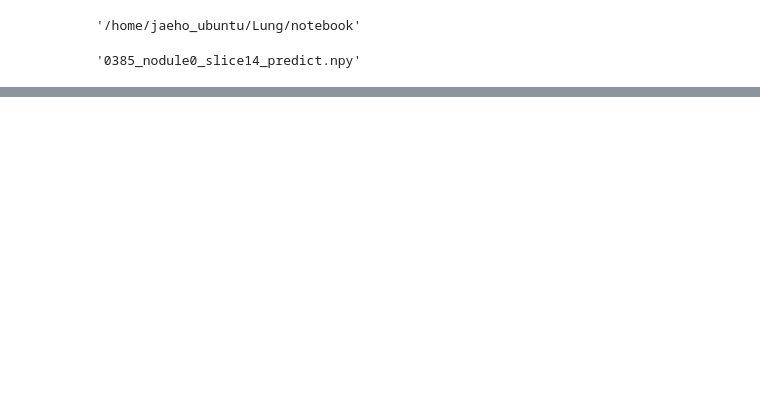
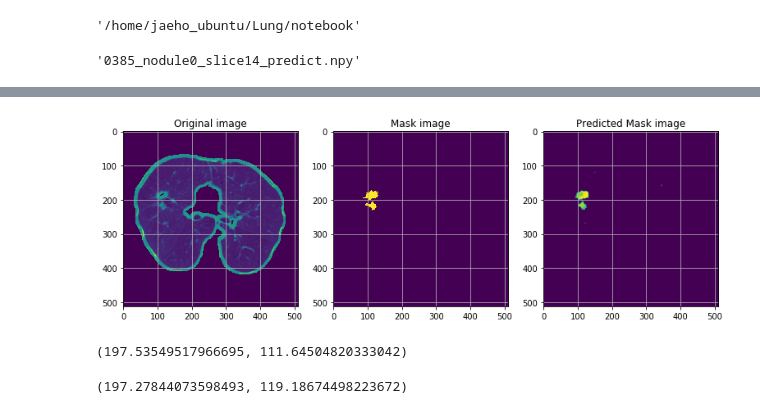
Before and after one commit to jaeho3690/LIDC-IDRI-Segmentation, a Jupyter notebook: notebook/View_output.ipynb, the cells around one changed output, grey strips where cells are left out. Saved outputs shown, nothing was run; the diff lists cells and outputs as text; code cells hidden in the pictures; blank space fills up the shorter version.

```diff
--- a/notebook/View_output.ipynb
+++ b/notebook/View_output.ipynb
@@ -59,4 +62,0 @@ LIDC-IDRI-0810
-# %%
-MASK_DIR= '../data/Mask'
-IMAGE_DIR='../data/Image'
-PREDICT_DIR =
@@ -64,0 +86,16 @@ PREDICT_DIR =
+# %%
+original = np.load(IMAGE_DIR+'/LIDC-IDRI-0332/0332_nodule0_slice06.npy')
+mask = np.load(MASK_DIR+'/LIDC-IDRI-0332/0332_mask0_slice06.npy')
+predict = np.load(PREDICT_DIR+'/0332_nodule0_slice06_predict.npy')
+fig,ax = plt.subplots(1,3, figsize=(13,13))
+ax[0].title.set_text('Original image')
+ax[0].imshow(original)
+ax[0].grid()
+ax[1].title.set_text('Mask image')
+ax[1].imshow(mask)
+ax[1].grid()
+ax[2].title.set_text('Predicted Mask image')
+ax[2].imshow(predict)
+ax[2].grid()
+# %% [output]
+[figure, added]
@@ -64,0 +124,8 @@ PREDICT_DIR =
+# %%
+ndi.center_of_mass(mask)
+# %% [output]
+(197.53549517966695, 111.64504820333042)
+# %%
+ndi.center_of_mass(predict)
+# %% [output]
+(197.27844073598493, 119.18674498223672)
```
Also changed, not shown: parts of 18 cells of this notebook, 6 other files.
